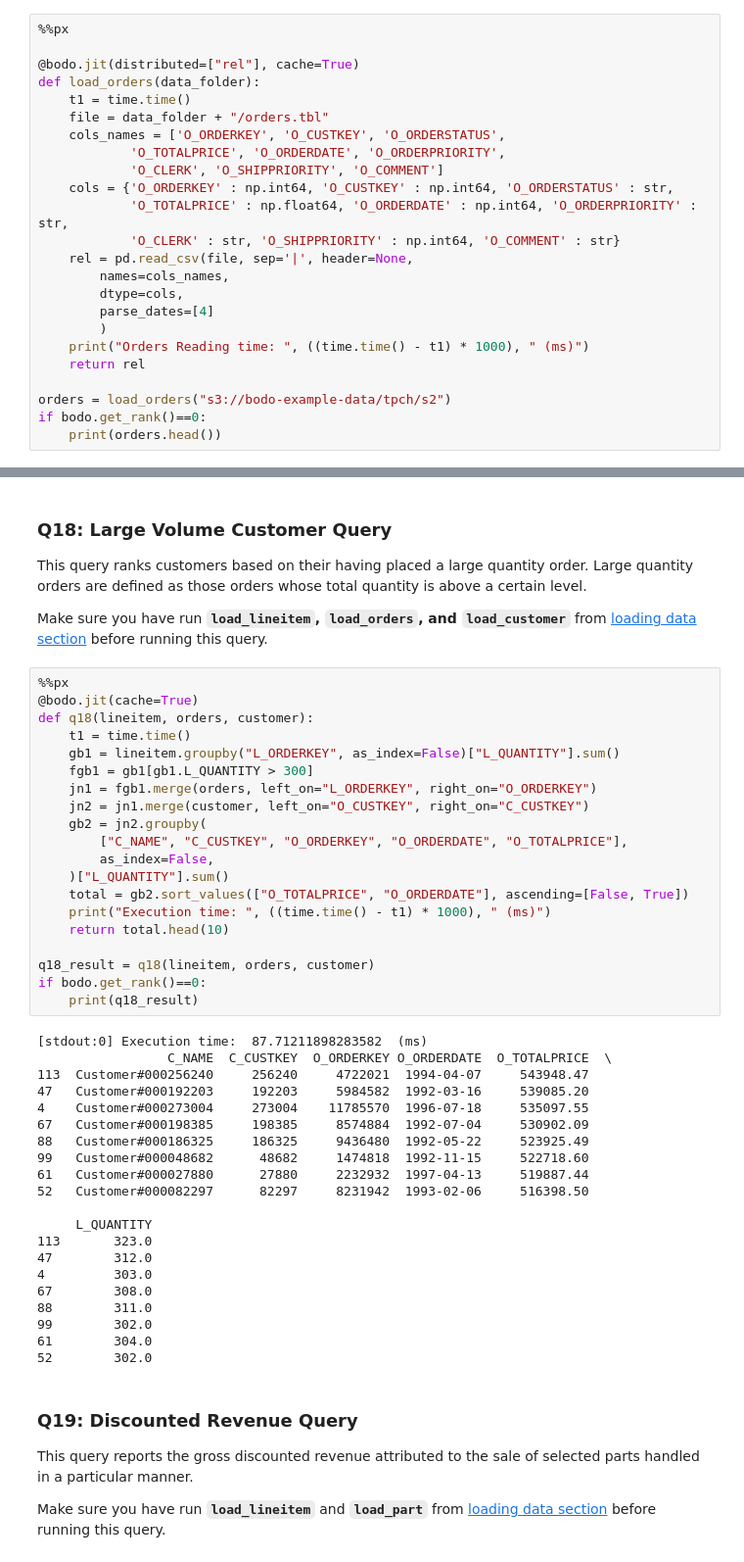
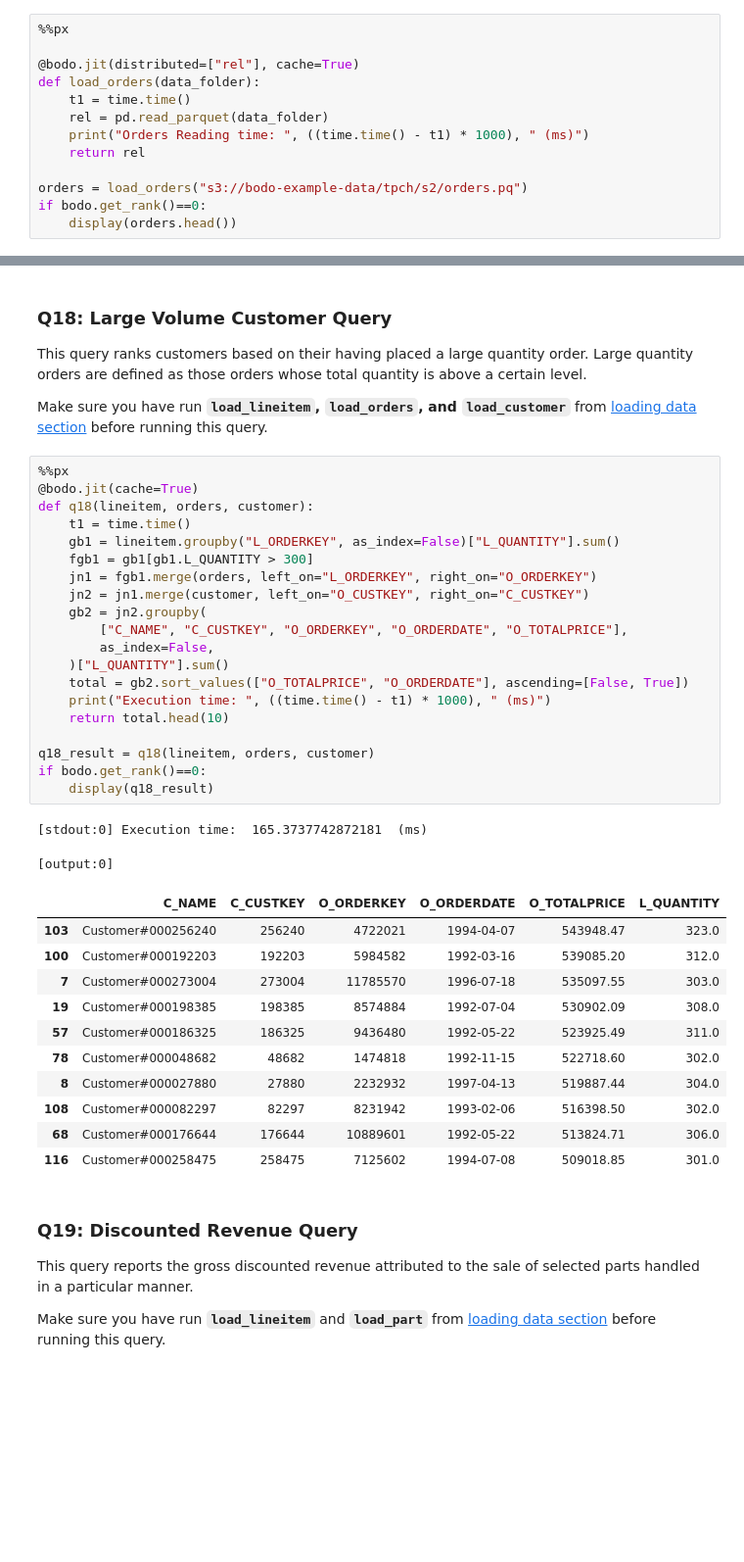
Before and after one commit to Bodo-inc/Bodo-examples, a Jupyter notebook: notebooks/tpch.ipynb, the cells around one changed output, grey strips where cells are left out. Shown at 98% size. Cells and saved outputs as stored; diff of their text form; blank space fills up the shorter version.

```diff
--- a/notebooks/tpch.ipynb
+++ b/notebooks/tpch.ipynb
@@ -107,22 +66,11 @@ if bodo.get_rank()==0:
 @bodo.jit(distributed=["rel"], cache=True)
 def load_orders(data_folder):
     t1 = time.time()
-    file = data_folder + "/orders.tbl"
-    cols_names = ['O_ORDERKEY', 'O_CUSTKEY', 'O_ORDERSTATUS',
-            'O_TOTALPRICE', 'O_ORDERDATE', 'O_ORDERPRIORITY',
-            'O_CLERK', 'O_SHIPPRIORITY', 'O_COMMENT']
-    cols = {'O_ORDERKEY' : np.int64, 'O_CUSTKEY' : np.int64, 'O_ORDERSTATUS' : str,
-            'O_TOTALPRICE' : np.float64, 'O_ORDERDATE' : np.int64, 'O_ORDERPRIORITY' : str,
-            'O_CLERK' : str, 'O_SHIPPRIORITY' : np.int64, 'O_COMMENT' : str}
-    rel = pd.read_csv(file, sep='|', header=None,
-        names=cols_names,
-        dtype=cols,
-        parse_dates=[4]
-        )
+    rel = pd.read_parquet(data_folder)
     print("Orders Reading time: ", ((time.time() - t1) * 1000), " (ms)")
     return rel
 
-orders = load_orders("s3://bodo-example-data/tpch/s2")
+orders = load_orders("s3://bodo-example-data/tpch/s2/orders.pq")
 if bodo.get_rank()==0:
-    print(orders.head())
+    display(orders.head())
 # %% [output]
@@ -674,44 +525,37 @@ Make sure you have run **`load_lineitem`, `load_orders`, and `load_customer`** f
 # %%
 %%px
 @bodo.jit(cache=True)
 def q18(lineitem, orders, customer):
     t1 = time.time()
     gb1 = lineitem.groupby("L_ORDERKEY", as_index=False)["L_QUANTITY"].sum()
     fgb1 = gb1[gb1.L_QUANTITY > 300]
     jn1 = fgb1.merge(orders, left_on="L_ORDERKEY", right_on="O_ORDERKEY")
     jn2 = jn1.merge(customer, left_on="O_CUSTKEY", right_on="C_CUSTKEY")
     gb2 = jn2.groupby(
         ["C_NAME", "C_CUSTKEY", "O_ORDERKEY", "O_ORDERDATE", "O_TOTALPRICE"],
         as_index=False,
     )["L_QUANTITY"].sum()
     total = gb2.sort_values(["O_TOTALPRICE", "O_ORDERDATE"], ascending=[False, True])
     print("Execution time: ", ((time.time() - t1) * 1000), " (ms)")
     return total.head(10)
 
 q18_result = q18(lineitem, orders, customer)
 if bodo.get_rank()==0:
-    print(q18_result)
+    display(q18_result)
 # %% [output]
-[stdout:0] Execution time:  87.71211898283582  (ms)
-                 C_NAME  C_CUSTKEY  O_ORDERKEY O_ORDERDATE  O_TOTALPRICE  \
-113  Customer#000256240     256240     4722021  1994-04-07     543948.47
-47   Customer#000192203     192203     5984582  1992-03-16     539085.20
-4    Customer#000273004     273004    11785570  1996-07-18     535097.55
-67   Customer#000198385     198385     8574884  1992-07-04     530902.09
-88   Customer#000186325     186325     9436480  1992-05-22     523925.49
-99   Customer#000048682      48682     1474818  1992-11-15     522718.60
-61   Customer#000027880      27880     2232932  1997-04-13     519887.44
-52   Customer#000082297      82297     8231942  1993-02-06     516398.50
-
-     L_QUANTITY
-113       323.0
-47        312.0
-4         303.0
-67        308.0
-88        311.0
-99        302.0
-61        304.0
-52        302.0
+[stdout:0] Execution time:  165.3737742872181  (ms)
+[output:0]
+|  | C_NAME | C_CUSTKEY | O_ORDERKEY | O_ORDERDATE | O_TOTALPRICE | L_QUANTITY |
+| 103 | Customer#000256240 | 256240 | 4722021 | 1994-04-07 | 543948.47 | 323.0 |
+| 100 | Customer#000192203 | 192203 | 5984582 | 1992-03-16 | 539085.20 | 312.0 |
+| 7 | Customer#000273004 | 273004 | 11785570 | 1996-07-18 | 535097.55 | 303.0 |
+| 19 | Customer#000198385 | 198385 | 8574884 | 1992-07-04 | 530902.09 | 308.0 |
+| 57 | Customer#000186325 | 186325 | 9436480 | 1992-05-22 | 523925.49 | 311.0 |
+| 78 | Customer#000048682 | 48682 | 1474818 | 1992-11-15 | 522718.60 | 302.0 |
+| 8 | Customer#000027880 | 27880 | 2232932 | 1997-04-13 | 519887.44 | 304.0 |
+| 108 | Customer#000082297 | 82297 | 8231942 | 1993-02-06 | 516398.50 | 302.0 |
+| 68 | Customer#000176644 | 176644 | 10889601 | 1992-05-22 | 513824.71 | 306.0 |
+| 116 | Customer#000258475 | 258475 | 7125602 | 1994-07-08 | 509018.85 | 301.0 |
 # %% [markdown]
 ### Q19: Discounted Revenue Query
 This query reports the gross discounted revenue attributed to the sale of selected parts handled in a particular manner.
```
Also changed, not shown: parts of 22 cells of this notebook.
